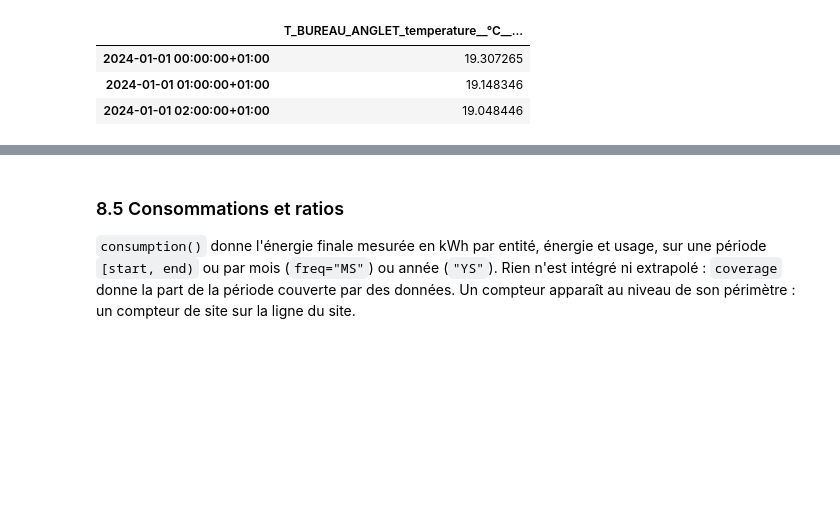
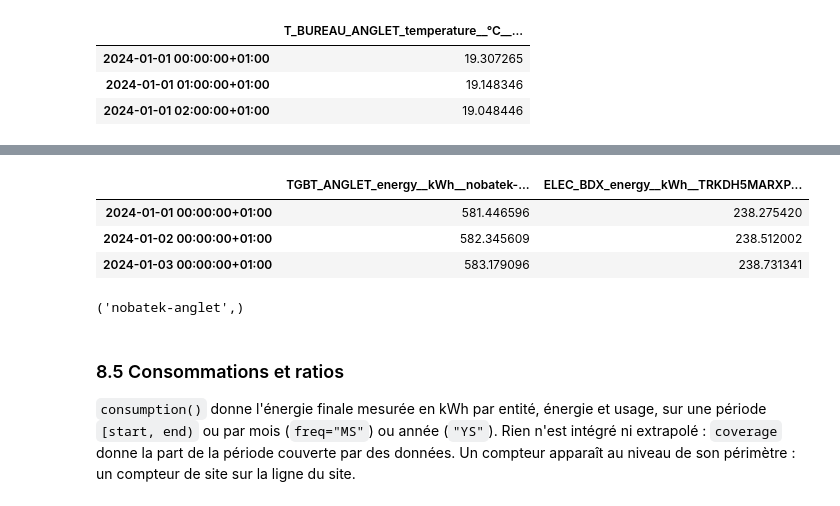
Before and after one commit to BuildingEnergySimulationTools/bstock, a Jupyter notebook: tutorial/bstock_tutorial.ipynb, the cells around one changed output, grey strips where cells are left out. Saved outputs shown, nothing was run; the diff lists cells and outputs as text; code cells hidden in the pictures; blank space fills up the shorter version.

```diff
--- a/tutorial/bstock_tutorial.ipynb
+++ b/tutorial/bstock_tutorial.ipynb
@@ -907,3 +916,16 @@ anglet_site.timeseries(quantity="temperature", sub_bloc="ambiance", tz="Europe/P
+# %%
+blocs = pd.Index([bordeaux.id, anglet.id])  # e.g. the blocs kept by a tide Plumber
+top_sites = park[blocs]
+top_sites.timeseries(end_use="total", tz="Europe/Paris").resample("D").sum().head(3)
+# %% [output]
+|  | TGBT_ANGLET_energy__kWh__nobatek-... | ELEC_BDX_energy__kWh__TRKDH5MARXP... |
+| 2024-01-01 00:00:00+01:00 | 581.446596 | 238.275420 |
+| 2024-01-02 00:00:00+01:00 | 582.345609 | 238.512002 |
+| 2024-01-03 00:00:00+01:00 | 583.179096 | 238.731341 |
+# %%
+park.select(id__in=blocs, entity="site", has_meter=True).ids  # Bordeaux: building meters only
+# %% [output]
+('nobatek-anglet',)
 # %% [markdown]
 ### 8.5 Consommations et ratios
 
```
Also changed, not shown: parts of 3 cells of this notebook, 7 other files.
